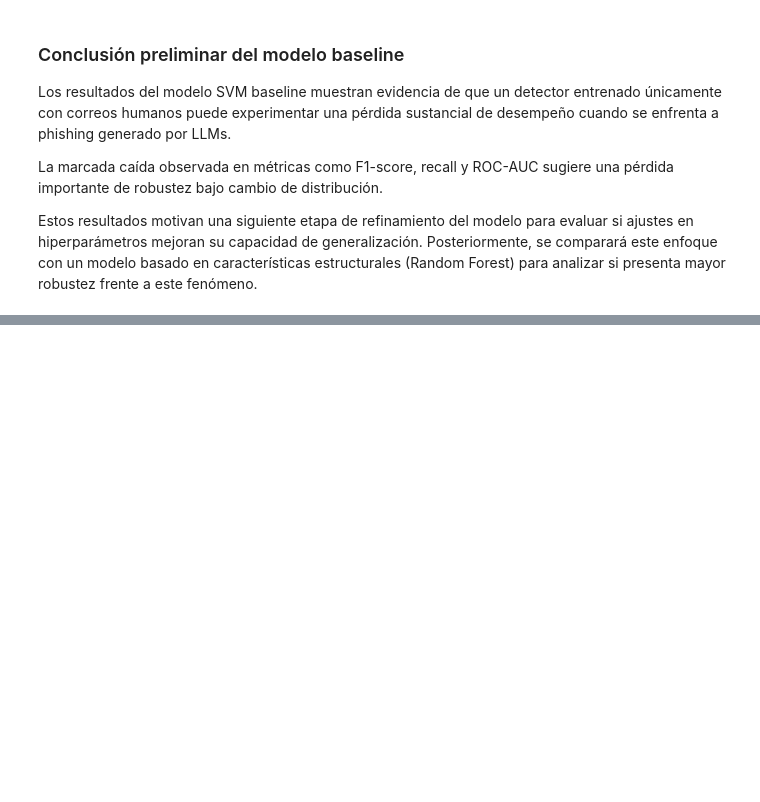
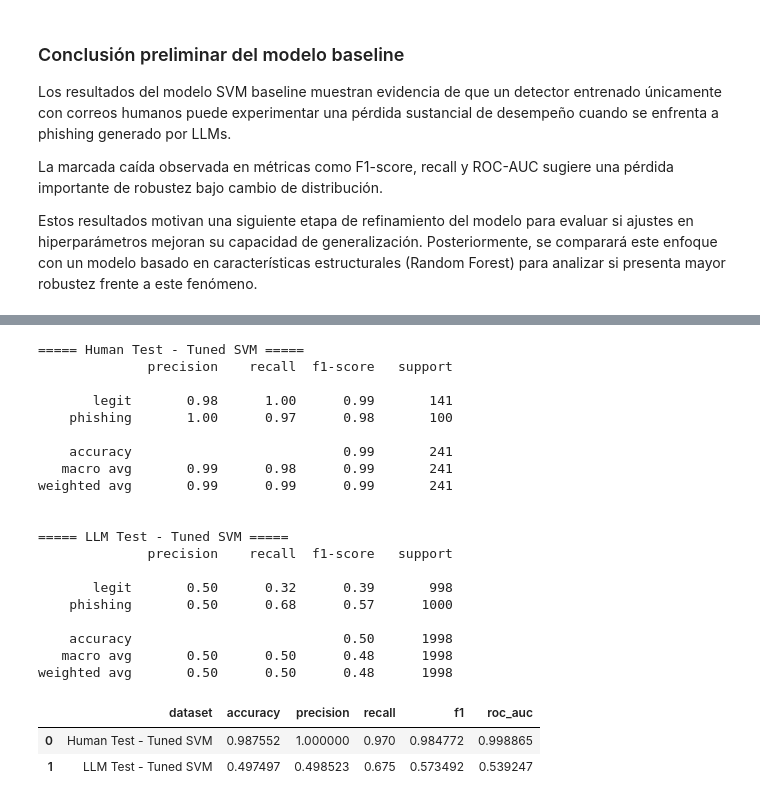
Before and after one commit to EdwinOrtegaK/Phishing-Detection-LLM-Shift, a Jupyter notebook: notebooks/phishing_llm_robustness.ipynb, the cells around one changed output, grey strips where cells are left out. Cells and saved outputs as stored; diff of their text form; code cells hidden in the pictures; blank space fills up the shorter version.

Commit message:
feat: refine baseline svm and evaluate robustness under llm shift

```diff
--- a/notebooks/phishing_llm_robustness.ipynb
+++ b/notebooks/phishing_llm_robustness.ipynb
@@ -529,0 +582,49 @@ Estos resultados motivan una siguiente etapa de refinamiento del modelo para eva
+# %%
+# Evaluate tuned SVM model
+
+best_svm_model = grid_search.best_estimator_
+
+human_metrics_tuned, y_pred_human_tuned, y_score_human_tuned = evaluate_model(
+    best_svm_model,
+    X_test_human,
+    y_test_human,
+    "Human Test - Tuned SVM"
+)
+
+llm_metrics_tuned, y_pred_llm_tuned, y_score_llm_tuned = evaluate_model(
+    best_svm_model,
+    X_llm,
+    y_llm,
+    "LLM Test - Tuned SVM"
+)
+
+tuned_results_df = pd.DataFrame([
+    human_metrics_tuned,
+    llm_metrics_tuned
+])
+
+tuned_results_df
+# %% [output]
+===== Human Test - Tuned SVM =====
+              precision    recall  f1-score   support
+
+       legit       0.98      1.00      0.99       141
+    phishing       1.00      0.97      0.98       100
+
+    accuracy                           0.99       241
+   macro avg       0.99      0.98      0.99       241
+weighted avg       0.99      0.99      0.99       241
+
+
+===== LLM Test - Tuned SVM =====
+              precision    recall  f1-score   support
+
+       legit       0.50      0.32      0.39       998
+    phishing       0.50      0.68      0.57      1000
+
+    accuracy                           0.50      1998
+   macro avg       0.50      0.50      0.48      1998
+weighted avg       0.50      0.50      0.48      1998
+|  | dataset | accuracy | precision | recall | f1 | roc_auc |
+| 0 | Human Test - Tuned SVM | 0.987552 | 1.000000 | 0.970 | 0.984772 | 0.998865 |
+| 1 | LLM Test - Tuned SVM | 0.497497 | 0.498523 | 0.675 | 0.573492 | 0.539247 |
```
Also changed, not shown: parts of 4 cells of this notebook.
